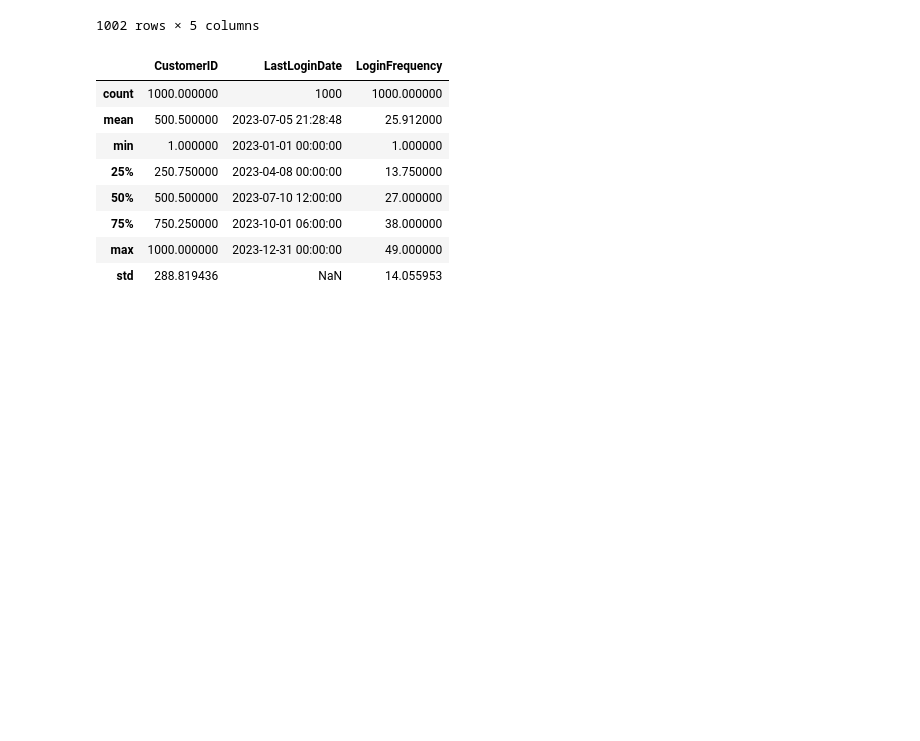
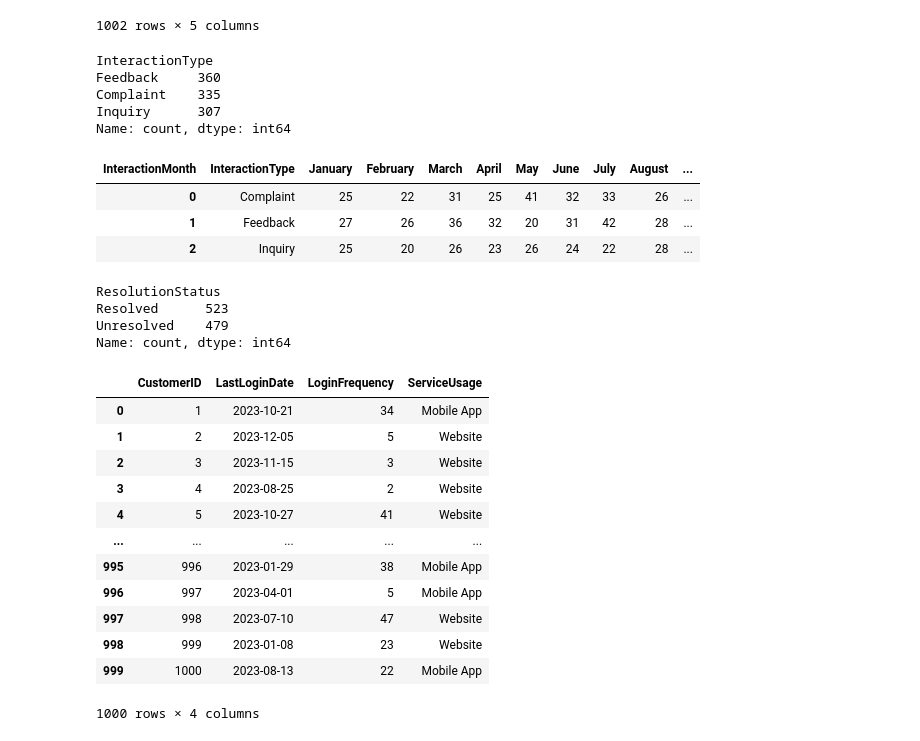
Before and after one commit to Alexander040105/lloyds-banking-group-eda-theforage, a Jupyter notebook: data_cleaning.ipynb, the cells around one changed output. Cells and saved outputs as stored; diff of their text form; code cells hidden in the pictures; blank space fills up the shorter version.

```diff
--- a/data_cleaning.ipynb
+++ b/data_cleaning.ipynb
@@ -62,0 +260,34 @@ customer_service
+# %%
+customer_service['InteractionType'].value_counts().sort_values(ascending=False)
+# %% [output]
+InteractionType
+Feedback     360
+Complaint    335
+Inquiry      307
+Name: count, dtype: int64
+# %%
+customer_service['InteractionMonth'] = customer_service['InteractionDate'].dt.month_name()
+
+monthly_counts = (
+    customer_service
+    .groupby(['InteractionType', 'InteractionMonth'])
+    .size()
+    .sort_index()
+    .unstack(fill_value=0)
+)
+
+monthly_line_df = pd.DataFrame(monthly_counts)
+
+monthly_line_df.sort_index(inplace=True)
+monthly_line_df = monthly_line_df.reindex(
+    ['January', 'February', 'March', 'April', 'May', 'June',
+        'July', 'August', 'September', 'October', 'November', 'December'],
+    axis=1
+)
+monthly_line_df.reset_index(inplace=True)
+monthly_line_df
+# %% [output]
+| InteractionMonth | InteractionType | January | February | March | April | May | June | July | August | ... |
+| 0 | Complaint | 25 | 22 | 31 | 25 | 41 | 32 | 33 | 26 | ... |
+| 1 | Feedback | 27 | 26 | 36 | 32 | 20 | 31 | 42 | 28 | ... |
+| 2 | Inquiry | 25 | 20 | 26 | 23 | 26 | 24 | 22 | 28 | ... |
@@ -63,13 +316,24 @@ customer_service
+# %%
+customer_service['ResolutionStatus'].value_counts().sort_values(ascending=False)
+# %% [output]
+ResolutionStatus
+Resolved      523
+Unresolved    479
+Name: count, dtype: int64
 # %%
 online_activity = pd.read_excel(customer_data, 'Online_Activity')
-online_activity.describe()
+online_activity
 # %% [output]
-|  | CustomerID | LastLoginDate | LoginFrequency |
-| count | 1000.000000 | 1000 | 1000.000000 |
-| mean | 500.500000 | 2023-07-05 21:28:48 | 25.912000 |
-| min | 1.000000 | 2023-01-01 00:00:00 | 1.000000 |
-| 25% | 250.750000 | 2023-04-08 00:00:00 | 13.750000 |
-| 50% | 500.500000 | 2023-07-10 12:00:00 | 27.000000 |
-| 75% | 750.250000 | 2023-10-01 06:00:00 | 38.000000 |
-| max | 1000.000000 | 2023-12-31 00:00:00 | 49.000000 |
-| std | 288.819436 | NaN | 14.055953 |
+|  | CustomerID | LastLoginDate | LoginFrequency | ServiceUsage |
+| 0 | 1 | 2023-10-21 | 34 | Mobile App |
+| 1 | 2 | 2023-12-05 | 5 | Website |
+| 2 | 3 | 2023-11-15 | 3 | Website |
+| 3 | 4 | 2023-08-25 | 2 | Website |
+| 4 | 5 | 2023-10-27 | 41 | Website |
+| ... | ... | ... | ... | ... |
+| 995 | 996 | 2023-01-29 | 38 | Mobile App |
+| 996 | 997 | 2023-04-01 | 5 | Mobile App |
+| 997 | 998 | 2023-07-10 | 47 | Website |
+| 998 | 999 | 2023-01-08 | 23 | Website |
+| 999 | 1000 | 2023-08-13 | 22 | Mobile App |
+1000 rows × 4 columns
```
Also changed, not shown: parts of 22 cells of this notebook.
